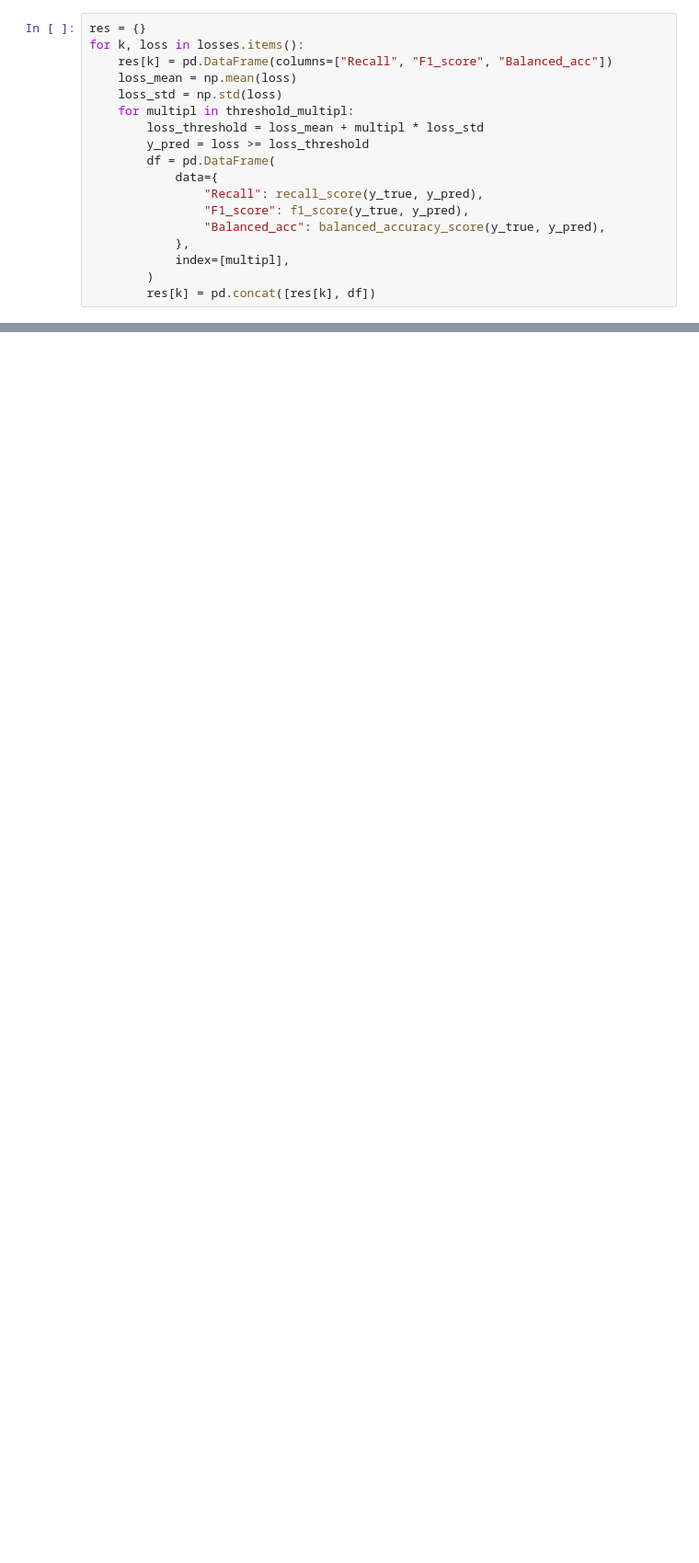
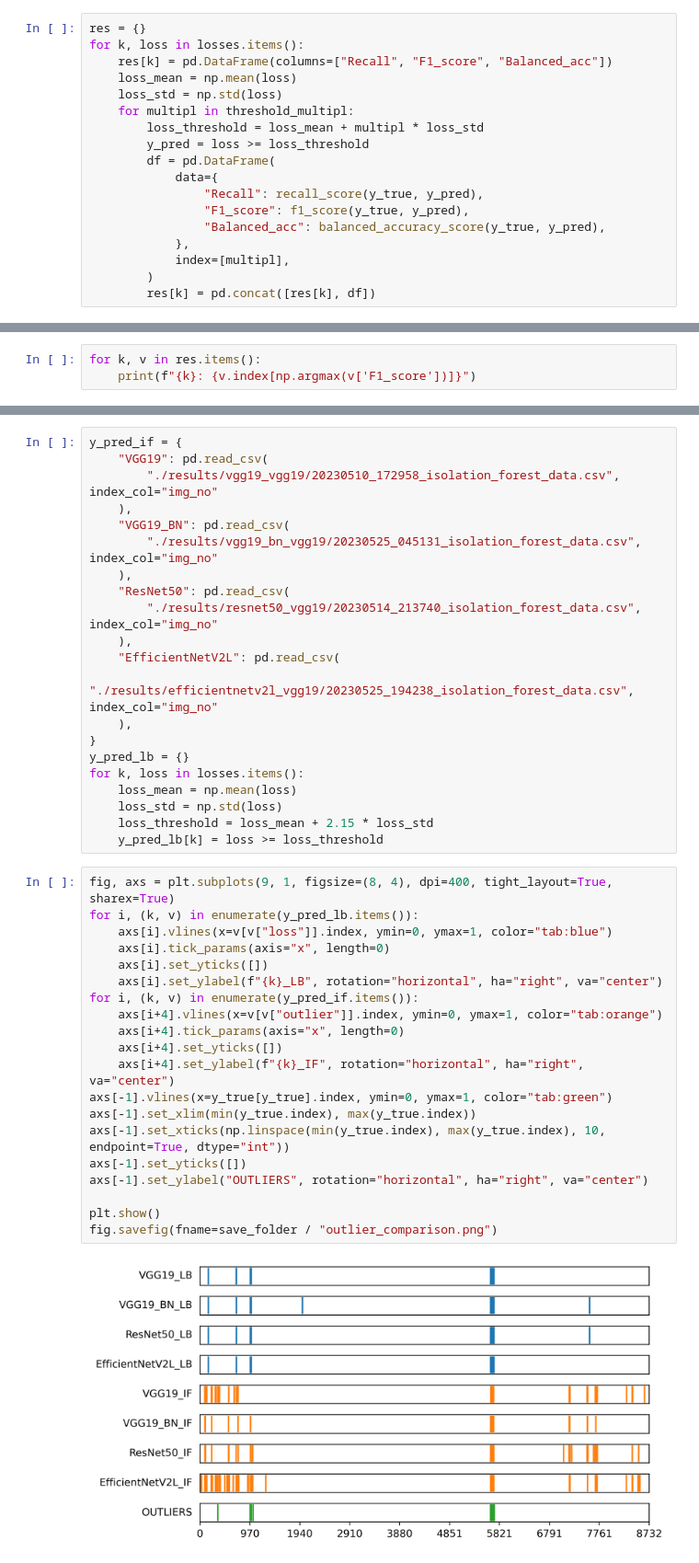
Before and after one commit to demustamas/project_work, a Jupyter notebook: plotter.ipynb, the cells around one changed output, grey strips where cells are left out. Shown at 92% size. Saved outputs shown, nothing was run; the diff lists cells and outputs as text; blank space fills up the shorter version.

```diff
--- a/plotter.ipynb
+++ b/plotter.ipynb
@@ -143,3 +123,6 @@ for k, v in res.items():
 [figure]
 [figure]
 [figure]
+# %%
+for k, v in res.items():
+    print(f"{k}: {v.index[np.argmax(v['F1_score'])]}")
@@ -145,0 +134,43 @@ for k, v in res.items():
+# %%
+y_pred_if = {
+    "VGG19": pd.read_csv(
+        "./results/vgg19_vgg19/20230510_172958_isolation_forest_data.csv", index_col="img_no"
+    ),
+    "VGG19_BN": pd.read_csv(
+        "./results/vgg19_bn_vgg19/20230525_045131_isolation_forest_data.csv", index_col="img_no"
+    ),
+    "ResNet50": pd.read_csv(
+        "./results/resnet50_vgg19/20230514_213740_isolation_forest_data.csv", index_col="img_no"
+    ),
+    "EfficientNetV2L": pd.read_csv(
+        "./results/efficientnetv2l_vgg19/20230525_194238_isolation_forest_data.csv", index_col="img_no"
+    ),
+}
+y_pred_lb = {}
+for k, loss in losses.items():
+    loss_mean = np.mean(loss)
+    loss_std = np.std(loss)
+    loss_threshold = loss_mean + 2.15 * loss_std
+    y_pred_lb[k] = loss >= loss_threshold
+# %%
+fig, axs = plt.subplots(9, 1, figsize=(8, 4), dpi=400, tight_layout=True, sharex=True)
+for i, (k, v) in enumerate(y_pred_lb.items()):
+    axs[i].vlines(x=v[v["loss"]].index, ymin=0, ymax=1, color="tab:blue")
+    axs[i].tick_params(axis="x", length=0)
+    axs[i].set_yticks([])
+    axs[i].set_ylabel(f"{k}_LB", rotation="horizontal", ha="right", va="center")
+for i, (k, v) in enumerate(y_pred_if.items()):
+    axs[i+4].vlines(x=v[v["outlier"]].index, ymin=0, ymax=1, color="tab:orange")
+    axs[i+4].tick_params(axis="x", length=0)
+    axs[i+4].set_yticks([])
+    axs[i+4].set_ylabel(f"{k}_IF", rotation="horizontal", ha="right", va="center")
+axs[-1].vlines(x=y_true[y_true].index, ymin=0, ymax=1, color="tab:green")
+axs[-1].set_xlim(min(y_true.index), max(y_true.index))
+axs[-1].set_xticks(np.linspace(min(y_true.index), max(y_true.index), 10, endpoint=True, dtype="int"))
+axs[-1].set_yticks([])
+axs[-1].set_ylabel("OUTLIERS", rotation="horizontal", ha="right", va="center")
+
+plt.show()
+fig.savefig(fname=save_folder / "outlier_comparison.png")
+# %% [output]
+[figure, added]
```
Also changed, not shown: parts of 8 cells of this notebook, 8 other files.
